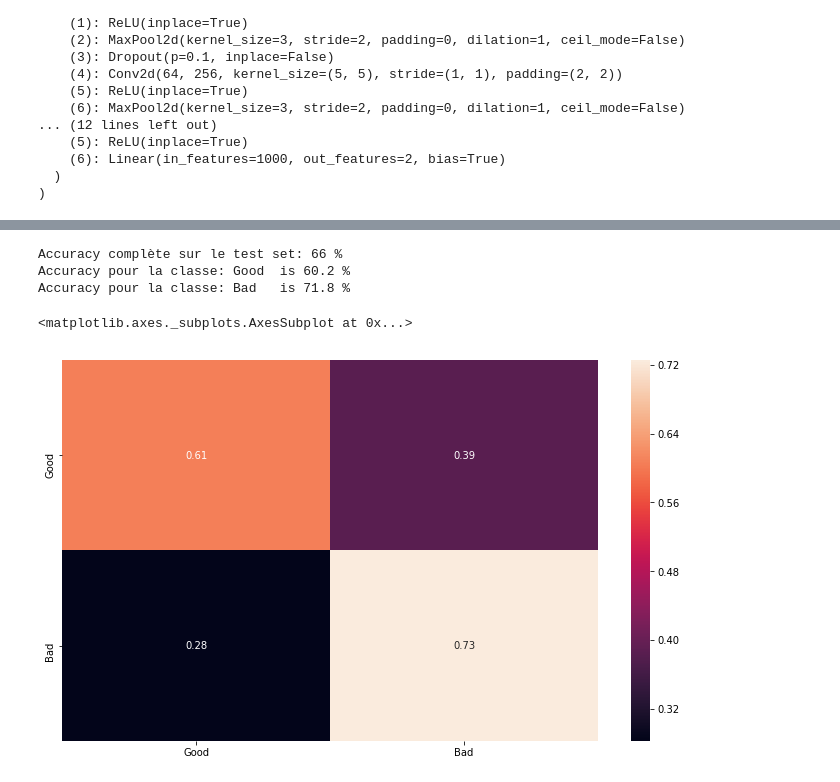
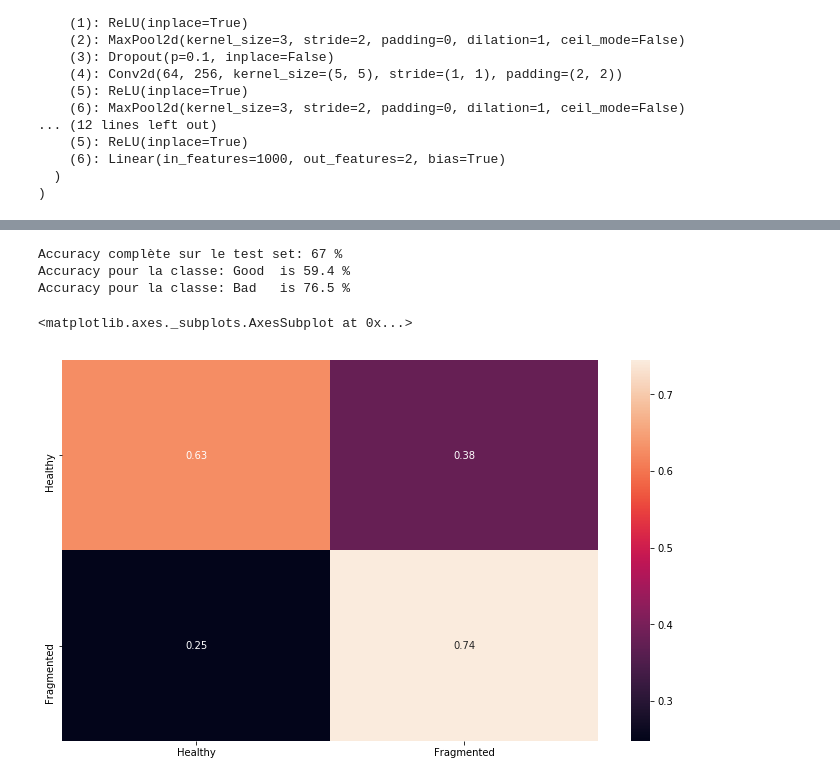
Before and after one commit to serichard1/Biosciences, a Jupyter notebook: Aprentissage.ipynb, the cells around one changed output, grey strips where cells are left out. Saved outputs shown, nothing was run; the diff lists cells and outputs as text; code cells hidden in the pictures.

```diff
--- a/Aprentissage.ipynb
+++ b/Aprentissage.ipynb
@@ -1,7 +1,7 @@
 # %%
 ##### Parameters
-path_train_set = "./Data/Patches_train/"
-path_test_set = "./Data/Patches_test/"
+path_train_set = "./Data/test_patches_train/"
+path_test_set = "./Data/test_patches_test/"
 # %%
 # Pytorch
 import torch as T
@@ -75,7 +75,7 @@ optimizer = optim.Adagrad(net.parameters(),
 # Apprentissage
 # Vous pouvez à tout moment interompre le noyau pour vous arréter à l'epoch actuelle
 
-epoch = 10
+epoch = 100
 train_loss = []
 valid_loss = []
 train_acc = []
@@ -198,9 +196,9 @@ for classname, correct_count in correct_pred.items():
     accuracy = 100 * float(correct_count) / total_pred[classname]
     print(f'Accuracy pour la classe: {classname:5s} is {accuracy:.1f} %')
 # %% [output]
-Accuracy complète sur le test set: 66 %
-Accuracy pour la classe: Good  is 60.2 %
-Accuracy pour la classe: Bad   is 71.8 %
+Accuracy complète sur le test set: 67 %
+Accuracy pour la classe: Good  is 59.4 %
+Accuracy pour la classe: Bad   is 76.5 %
 # %%
 import seaborn as sn
 import pandas as pd
@@ -210,35 +208,35 @@ from sklearn.metrics import confusion_matrix
 
 
 y_pred = []
 y_true = []
 
 # on parcours test data
 for inputs, labels in test_loader:
         if device == 'cuda':
             inputs, labels = inputs.to(device), labels.to(device)
 
         # envoie dans le modèle
         output = net(inputs)
 
         # on regarde la prédiction
         output = (T.max(T.exp(output), 1)[1]).data.cpu().numpy()
         y_pred.extend(output)
 
         # et on sauvegarde le vrai label
         labels = labels.data.cpu().numpy()
         y_true.extend(labels)
 
-classes = ('Good', 'Bad')
+classes = ('Healthy', 'Fragmented')
 
 #cf_matrix = confusion_matrix(y_true, y_pred,normalize='true')
 cf_matrix = confusion_matrix(y_true, y_pred)
 df_cm = pd.DataFrame(cf_matrix/np.sum(cf_matrix) *2, index = [i for i in classes],
                      columns = [i for i in classes])
 plt.figure(figsize = (12,7))
 sn.heatmap(df_cm, annot=True)
 # %% [output]
 <matplotlib.axes._subplots.AxesSubplot at 0x...>
-[figure, old version]
+[figure, new version]
 # %%
 plt.plot(train_loss, label='train')
 plt.plot(valid_loss, label='valid')
```
Also changed, not shown: parts of 2 cells of this notebook, 3 other files.
